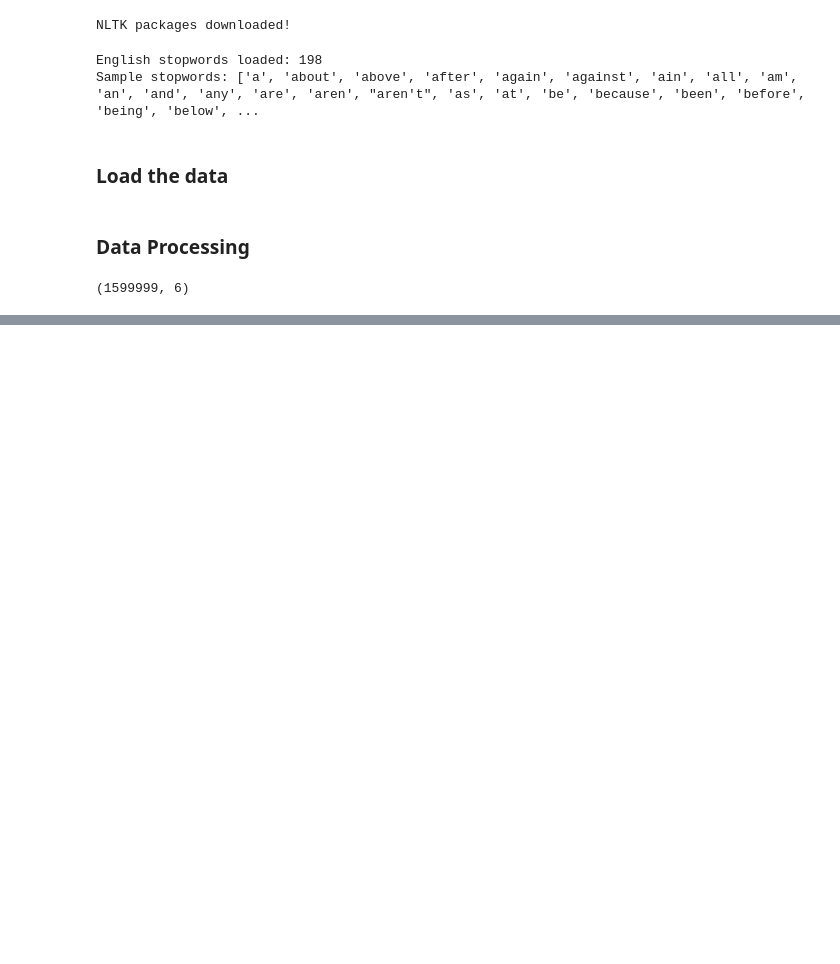
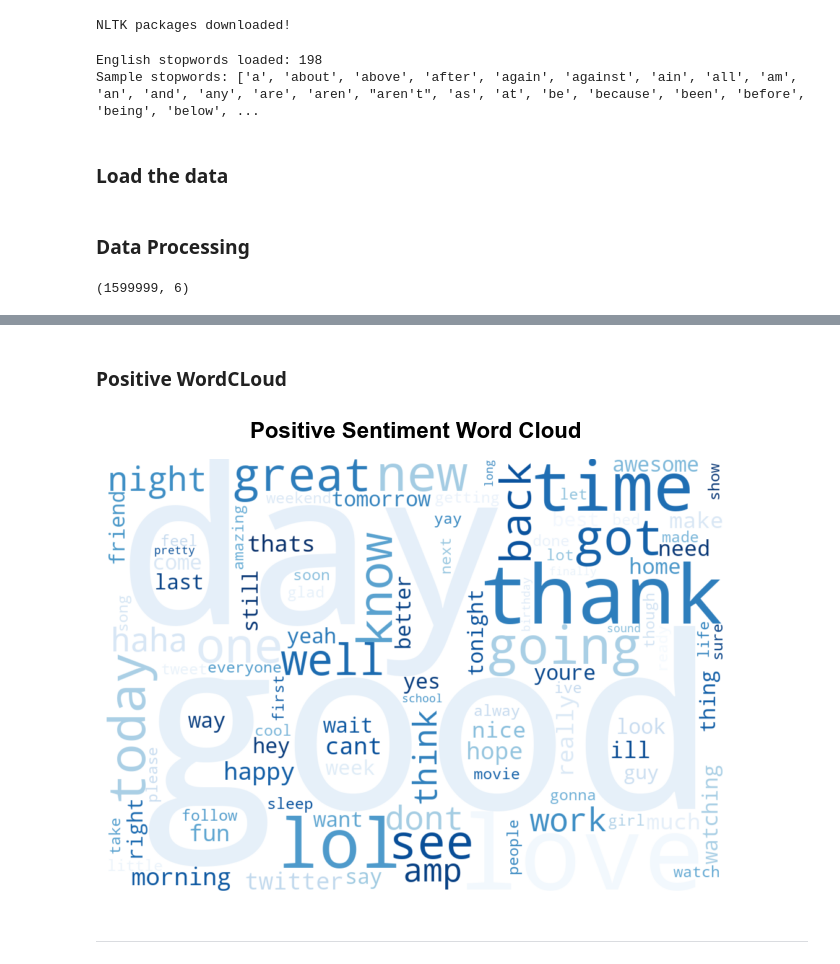
Before and after one commit to Kahkashan2708/Twitter-Sentiment-Analysis-mlops, a Jupyter notebook: Notebook/EDA.ipynb, the cells around one changed output, grey strips where cells are left out. Drawn from its saved outputs; the diff is of its cells as text; code cells hidden in the pictures; blank space fills up the shorter version.

```diff
--- a/Notebook/EDA.ipynb
+++ b/Notebook/EDA.ipynb
@@ -56,0 +282,33 @@ twitter_data.shape
+# %% [markdown]
+### Positive WordCLoud
+# %%
+# Individual Positive Word Cloud
+plt.figure(figsize=(8, 5))
+
+# Get positive words
+positive_tweets = twitter_data[twitter_data['target'] == 1]['text']
+positive_words = []
+for text in positive_tweets:
+    if pd.notna(text):
+        positive_words.extend(extract_words(str(text)))
+
+positive_text = ' '.join(positive_words)
+
+wordcloud_positive = WordCloud(width=1000, height=700,
+                              background_color='white',
+                              max_words=100,
+                              colormap='Blues',
+                              relative_scaling=0.5,
+                              random_state=42,
+                              collocations=False).generate(positive_text)
+
+plt.imshow(wordcloud_positive, interpolation='bilinear')
+plt.axis('off')
+plt.title('Positive Sentiment Word Cloud',
+          fontsize=16, fontweight='bold', color='black', pad=15)
+plt.tight_layout()
+plt.show()
+# %% [output]
+[figure, added]
+# %% [markdown]
+---
```
Also changed, not shown: parts of 22 cells of this notebook, 8 other files.
